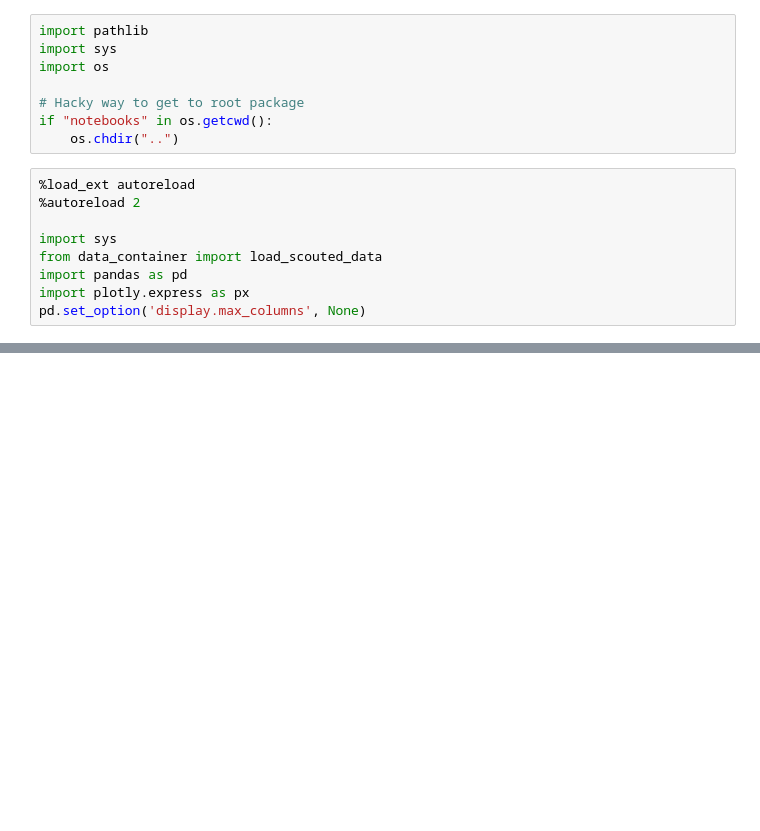
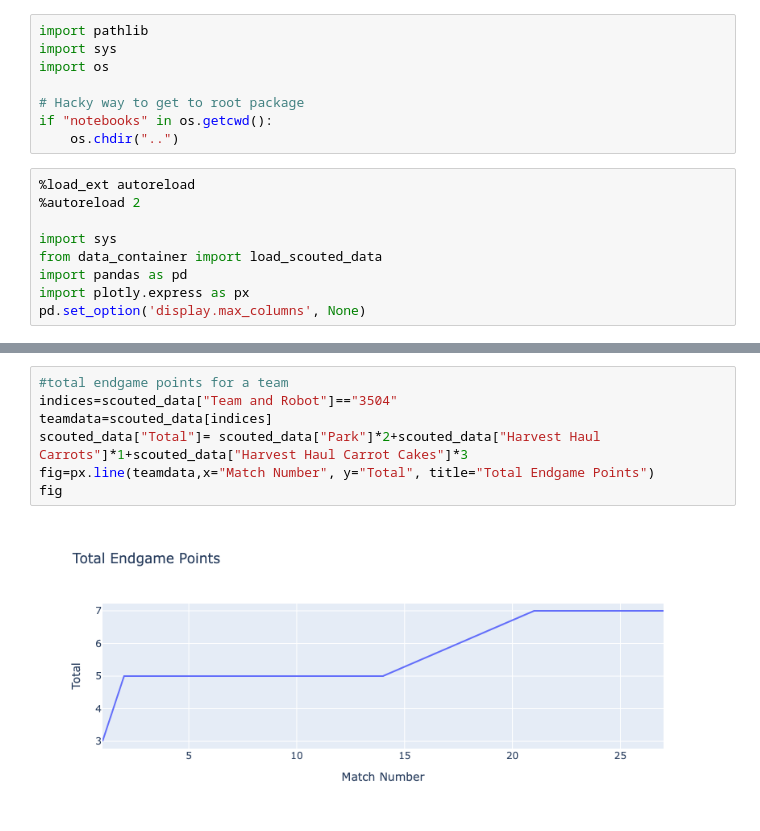
Before and after one commit to GirlsOfSteelRobotics/2026BunnyBotsScouting, a Jupyter notebook: notebooks/jinjin.ipynb, the cells around one changed output, grey strips where cells are left out. Drawn from its saved outputs; the diff is of its cells as text; blank space fills up the shorter version.

```diff
--- a/notebooks/jinjin.ipynb
+++ b/notebooks/jinjin.ipynb
@@ -67,0 +122,9 @@ fig
+# %%
+#total endgame points for a team
+indices=scouted_data["Team and Robot"]=="3504"
+teamdata=scouted_data[indices]
+scouted_data["Total"]= scouted_data["Park"]*2+scouted_data["Harvest Haul Carrots"]*1+scouted_data["Harvest Haul Carrot Cakes"]*3
+fig=px.line(teamdata,x="Match Number", y="Total", title="Total Endgame Points")
+fig
+# %% [output]
+[figure, added]
```
Also changed, not shown: parts of 9 cells of this notebook.
